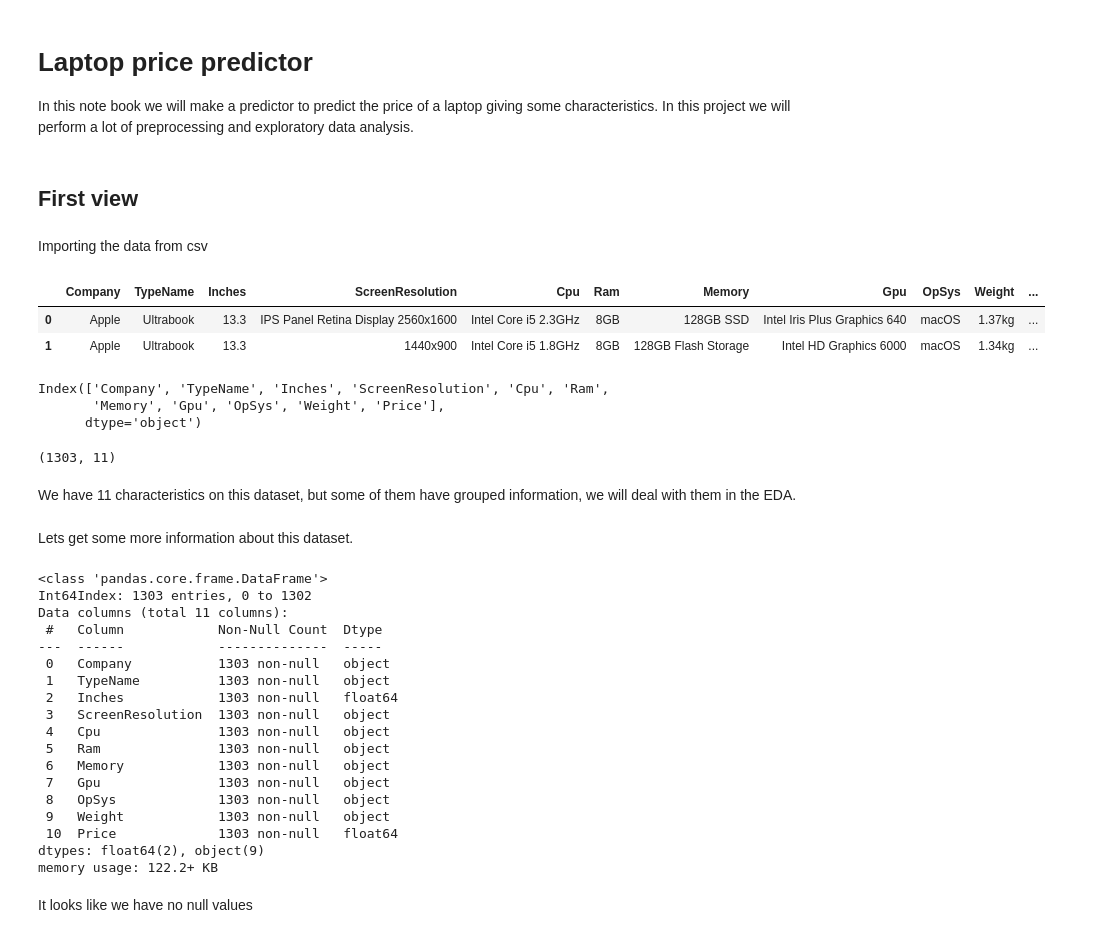
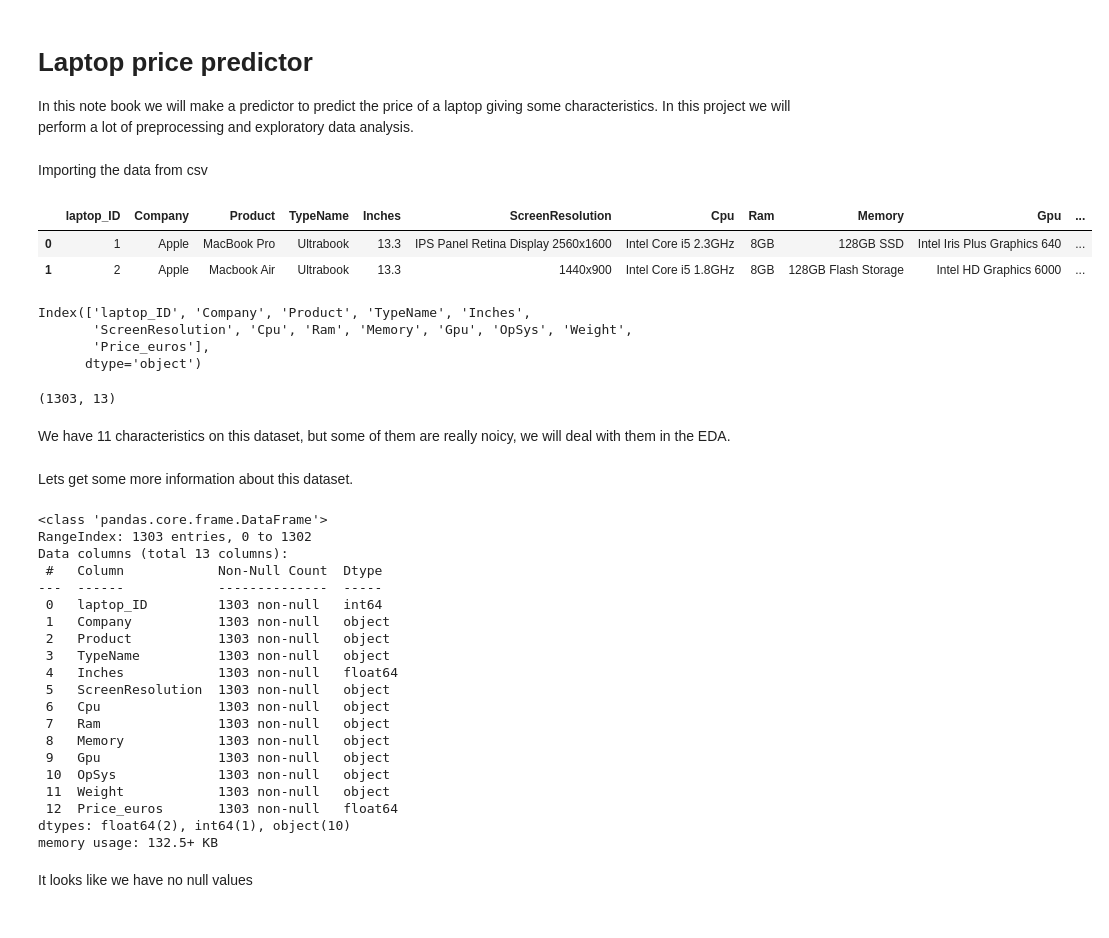
Before and after one commit to AmineMahdioui/Laptop_Price_predection, a Jupyter notebook: LPP.ipynb, the cells around one changed output. Cells and saved outputs as stored; diff of their text form; code cells hidden in the pictures.

```diff
--- a/LPP.ipynb
+++ b/LPP.ipynb
@@ -1,8 +1,6 @@
 # %% [markdown]
 # Laptop price predictor
 In this note book we will make a predictor to predict the price of a laptop giving some characteristics. In this project we will perform a lot of preprocessing and exploratory data analysis.
-# %% [markdown]
-## First view
 # %%
 import pandas as pd
 import numpy as np
@@ -11,47 +9,50 @@ import seaborn as sn
 # %% [markdown]
 Importing the data from csv
 # %%
-df = pd.read_csv("laptop_data.csv",index_col=0)
+df = pd.read_csv("laptop_price.csv",encoding='latin-1')
 df.head(2)
 # %% [output]
-|  | Company | TypeName | Inches | ScreenResolution | Cpu | Ram | Memory | Gpu | OpSys | Weight | ... |
-| 0 | Apple | Ultrabook | 13.3 | IPS Panel Retina Display 2560x1600 | Intel Core i5 2.3GHz | 8GB | 128GB SSD | Intel Iris Plus Graphics 640 | macOS | 1.37kg | ... |
-| 1 | Apple | Ultrabook | 13.3 | 1440x900 | Intel Core i5 1.8GHz | 8GB | 128GB Flash Storage | Intel HD Graphics 6000 | macOS | 1.34kg | ... |
+|  | laptop_ID | Company | Product | TypeName | Inches | ScreenResolution | Cpu | Ram | Memory | Gpu | ... |
+| 0 | 1 | Apple | MacBook Pro | Ultrabook | 13.3 | IPS Panel Retina Display 2560x1600 | Intel Core i5 2.3GHz | 8GB | 128GB SSD | Intel Iris Plus Graphics 640 | ... |
+| 1 | 2 | Apple | Macbook Air | Ultrabook | 13.3 | 1440x900 | Intel Core i5 1.8GHz | 8GB | 128GB Flash Storage | Intel HD Graphics 6000 | ... |
 # %%
 df.columns
 # %% [output]
-Index(['Company', 'TypeName', 'Inches', 'ScreenResolution', 'Cpu', 'Ram',
-       'Memory', 'Gpu', 'OpSys', 'Weight', 'Price'],
+Index(['laptop_ID', 'Company', 'Product', 'TypeName', 'Inches',
+       'ScreenResolution', 'Cpu', 'Ram', 'Memory', 'Gpu', 'OpSys', 'Weight',
+       'Price_euros'],
       dtype='object')
 # %%
 df.shape
 # %% [output]
-(1303, 11)
+(1303, 13)
 # %% [markdown]
-We have 11 characteristics on this dataset, but some of them have grouped information, we will deal with them in the EDA.
+We have 11 characteristics on this dataset, but some of them are really noicy, we will deal with them in the EDA.
 # %% [markdown]
 Lets get some more information about this dataset.
 # %%
 df.info()
 # %% [output]
 <class 'pandas.core.frame.DataFrame'>
-Int64Index: 1303 entries, 0 to 1302
-Data columns (total 11 columns):
+RangeIndex: 1303 entries, 0 to 1302
+Data columns (total 13 columns):
  #   Column            Non-Null Count  Dtype
 ---  ------            --------------  -----
- 0   Company           1303 non-null   object
- 1   TypeName          1303 non-null   object
- 2   Inches            1303 non-null   float64
- 3   ScreenResolution  1303 non-null   object
- 4   Cpu               1303 non-null   object
- 5   Ram               1303 non-null   object
- 6   Memory            1303 non-null   object
- 7   Gpu               1303 non-null   object
- 8   OpSys             1303 non-null   object
- 9   Weight            1303 non-null   object
- 10  Price             1303 non-null   float64
-dtypes: float64(2), object(9)
-memory usage: 122.2+ KB
+ 0   laptop_ID         1303 non-null   int64
+ 1   Company           1303 non-null   object
+ 2   Product           1303 non-null   object
+ 3   TypeName          1303 non-null   object
+ 4   Inches            1303 non-null   float64
+ 5   ScreenResolution  1303 non-null   object
+ 6   Cpu               1303 non-null   object
+ 7   Ram               1303 non-null   object
+ 8   Memory            1303 non-null   object
+ 9   Gpu               1303 non-null   object
+ 10  OpSys             1303 non-null   object
+ 11  Weight            1303 non-null   object
+ 12  Price_euros       1303 non-null   float64
+dtypes: float64(2), int64(1), object(10)
+memory usage: 132.5+ KB
 # %% [markdown]
 It looks like we have no null values
 # %%
```
Also changed, not shown: parts of 78 cells of this notebook.
